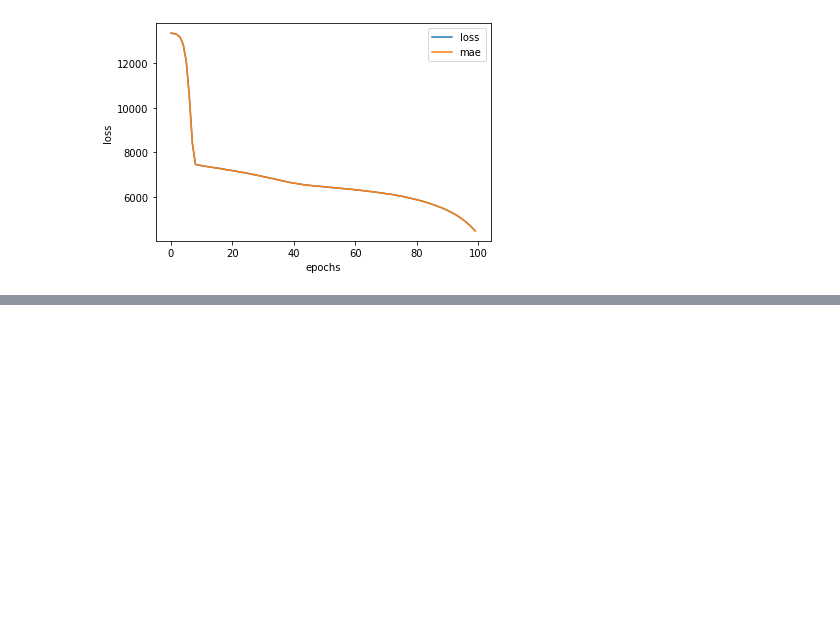
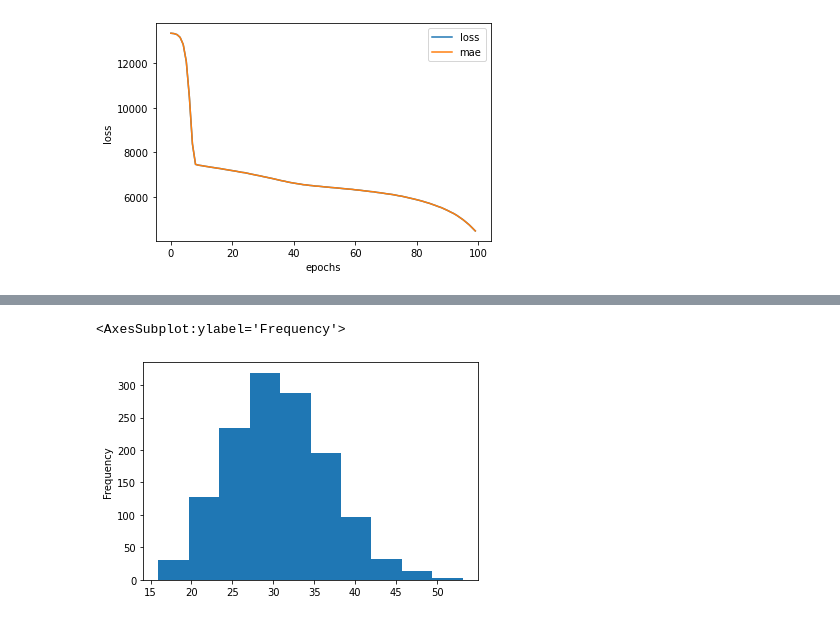
Before and after one commit to zhaoxinnZ/HybridPractices, a Jupyter notebook: Modules/Kaggle_data_analyzing/data_analyzing.ipynb, the cells around one changed output, grey strips where cells are left out. Cells and saved outputs as stored; diff of their text form; code cells hidden in the pictures; blank space fills up the shorter version.

```diff
--- a/Modules/Kaggle_data_analyzing/data_analyzing.ipynb
+++ b/Modules/Kaggle_data_analyzing/data_analyzing.ipynb
@@ -150,0 +158,5 @@ Text(0.5, 0, 'epochs')
+# %%
+X["bmi"].plot(kind="hist")
+# %% [output]
+<AxesSubplot:ylabel='Frequency'>
+[figure, added]
```
Also changed, not shown: parts of 12 cells of this notebook, 2 other files.
